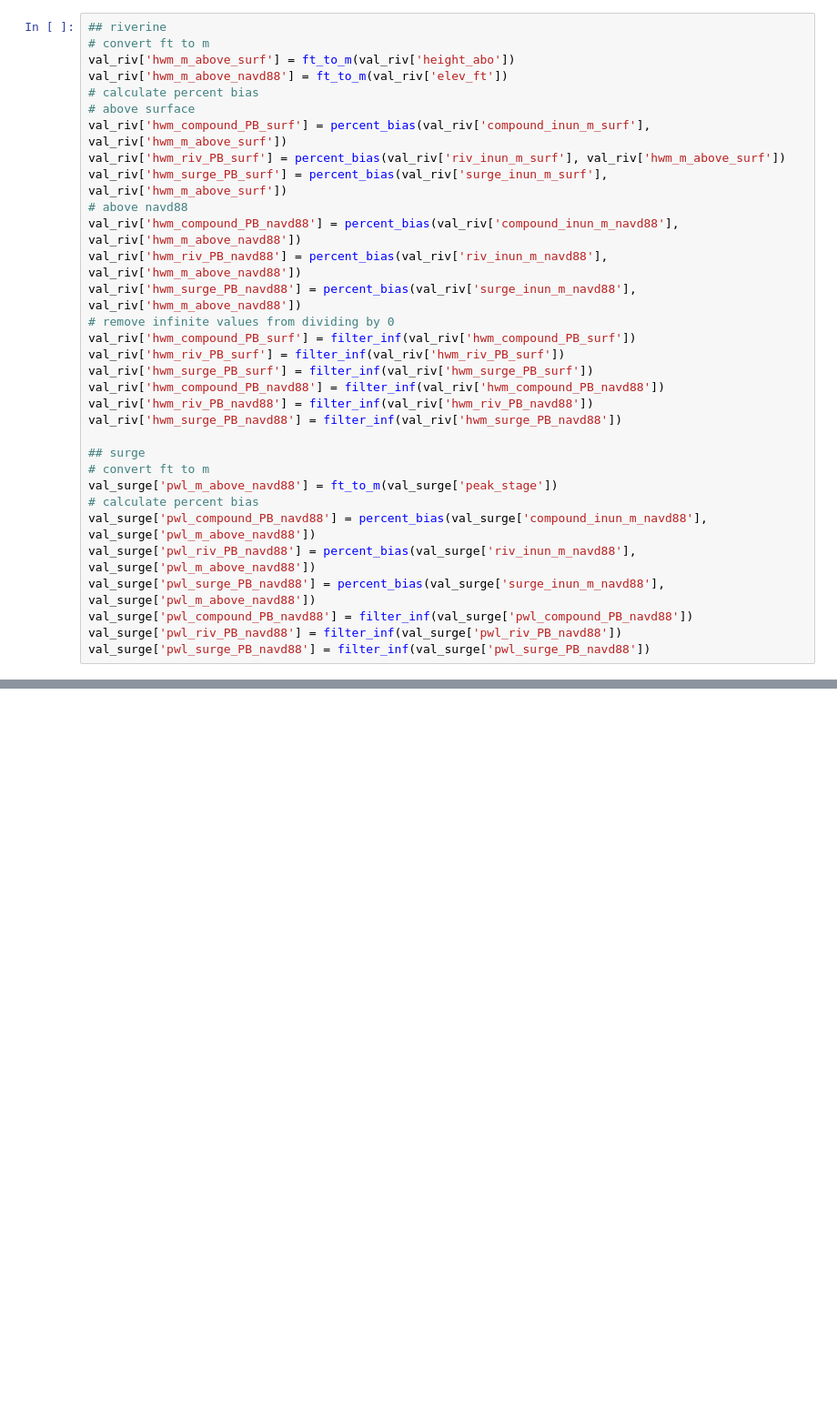
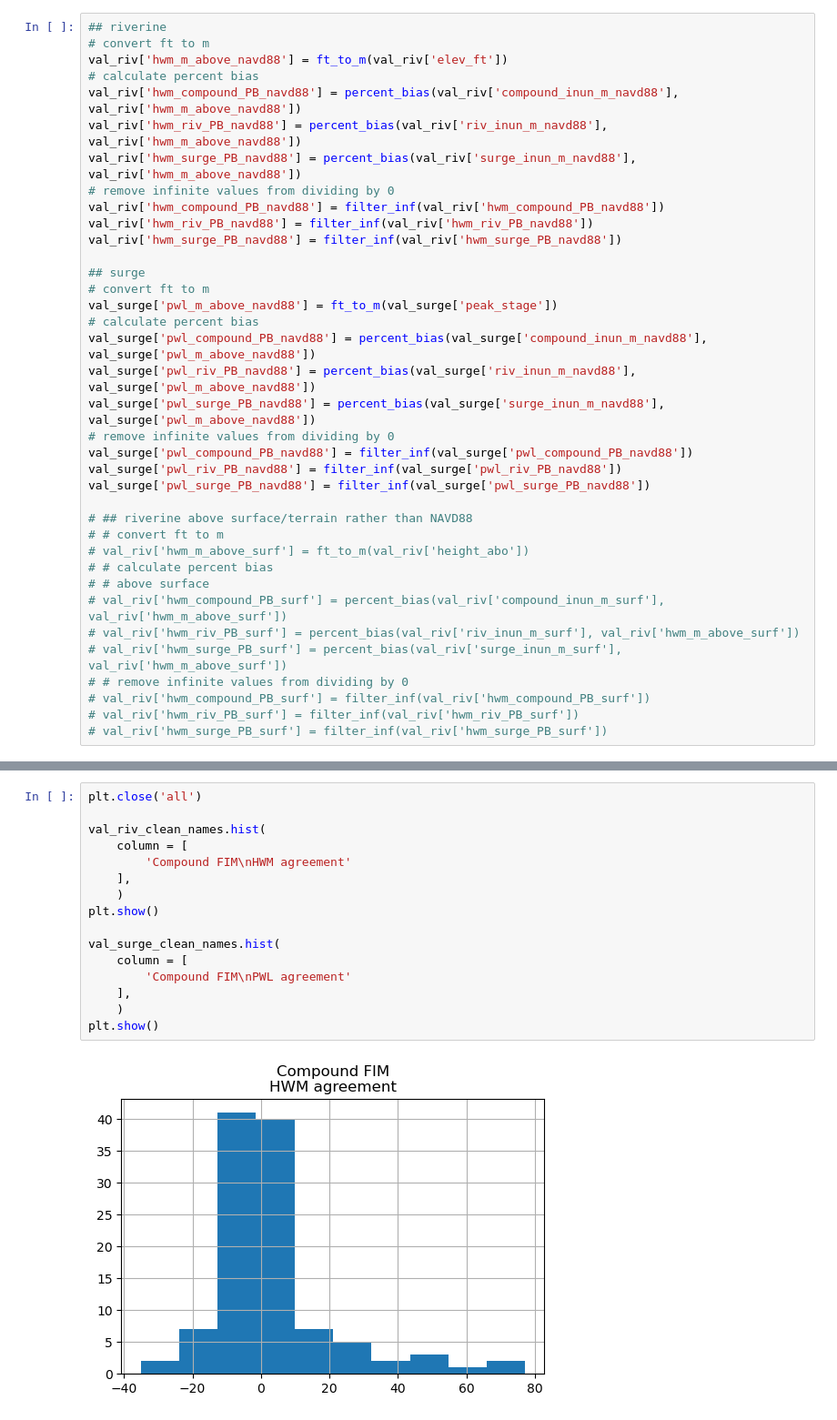
Before and after one commit to ankitghanghas/flood_are_here_si_2022, a Jupyter notebook: join_for_validation.ipynb, the cells around one changed output, grey strips where cells are left out. Shown at 91% size. Drawn from its saved outputs; the diff is of its cells as text; blank space fills up the shorter version.

```diff
--- a/join_for_validation.ipynb
+++ b/join_for_validation.ipynb
@@ -76,21 +89,12 @@ val_surge['surge_inun_m_navd88'] = val_surge['surge_inun_m_surf'] + val_surge['d
 # %%
 ## riverine
 # convert ft to m
-val_riv['hwm_m_above_surf'] = ft_to_m(val_riv['height_abo'])
 val_riv['hwm_m_above_navd88'] = ft_to_m(val_riv['elev_ft'])
 # calculate percent bias
-# above surface
-val_riv['hwm_compound_PB_surf'] = percent_bias(val_riv['compound_inun_m_surf'], val_riv['hwm_m_above_surf'])
-val_riv['hwm_riv_PB_surf'] = percent_bias(val_riv['riv_inun_m_surf'], val_riv['hwm_m_above_surf'])
-val_riv['hwm_surge_PB_surf'] = percent_bias(val_riv['surge_inun_m_surf'], val_riv['hwm_m_above_surf'])
-# above navd88
 val_riv['hwm_compound_PB_navd88'] = percent_bias(val_riv['compound_inun_m_navd88'], val_riv['hwm_m_above_navd88'])
 val_riv['hwm_riv_PB_navd88'] = percent_bias(val_riv['riv_inun_m_navd88'], val_riv['hwm_m_above_navd88'])
 val_riv['hwm_surge_PB_navd88'] = percent_bias(val_riv['surge_inun_m_navd88'], val_riv['hwm_m_above_navd88'])
 # remove infinite values from dividing by 0
-val_riv['hwm_compound_PB_surf'] = filter_inf(val_riv['hwm_compound_PB_surf'])
-val_riv['hwm_riv_PB_surf'] = filter_inf(val_riv['hwm_riv_PB_surf'])
-val_riv['hwm_surge_PB_surf'] = filter_inf(val_riv['hwm_surge_PB_surf'])
 val_riv['hwm_compound_PB_navd88'] = filter_inf(val_riv['hwm_compound_PB_navd88'])
 val_riv['hwm_riv_PB_navd88'] = filter_inf(val_riv['hwm_riv_PB_navd88'])
 val_riv['hwm_surge_PB_navd88'] = filter_inf(val_riv['hwm_surge_PB_navd88'])
@@ -102,6 +106,20 @@ val_surge['pwl_m_above_navd88'] = ft_to_m(val_surge['peak_stage'])
 val_surge['pwl_compound_PB_navd88'] = percent_bias(val_surge['compound_inun_m_navd88'], val_surge['pwl_m_above_navd88'])
 val_surge['pwl_riv_PB_navd88'] = percent_bias(val_surge['riv_inun_m_navd88'], val_surge['pwl_m_above_navd88'])
 val_surge['pwl_surge_PB_navd88'] = percent_bias(val_surge['surge_inun_m_navd88'], val_surge['pwl_m_above_navd88'])
+# remove infinite values from dividing by 0
 val_surge['pwl_compound_PB_navd88'] = filter_inf(val_surge['pwl_compound_PB_navd88'])
 val_surge['pwl_riv_PB_navd88'] = filter_inf(val_surge['pwl_riv_PB_navd88'])
 val_surge['pwl_surge_PB_navd88'] = filter_inf(val_surge['pwl_surge_PB_navd88'])
+
+# ## riverine above surface/terrain rather than NAVD88
+# # convert ft to m
+# val_riv['hwm_m_above_surf'] = ft_to_m(val_riv['height_abo'])
+# # calculate percent bias
+# # above surface
+# val_riv['hwm_compound_PB_surf'] = percent_bias(val_riv['compound_inun_m_surf'], val_riv['hwm_m_above_surf'])
+# val_riv['hwm_riv_PB_surf'] = percent_bias(val_riv['riv_inun_m_surf'], val_riv['hwm_m_above_surf'])
+# val_riv['hwm_surge_PB_surf'] = percent_bias(val_riv['surge_inun_m_surf'], val_riv['hwm_m_above_surf'])
+# # remove infinite values from dividing by 0
+# val_riv['hwm_compound_PB_surf'] = filter_inf(val_riv['hwm_compound_PB_surf'])
+# val_riv['hwm_riv_PB_surf'] = filter_inf(val_riv['hwm_riv_PB_surf'])
+# val_riv['hwm_surge_PB_surf'] = filter_inf(val_riv['hwm_surge_PB_surf'])
@@ -163,0 +188,18 @@ val_surge.boxplot(
+# %%
+plt.close('all')
+
+val_riv_clean_names.hist(
+    column = [
+        'Compound FIM\nHWM agreement'
+    ],
+    )
+plt.show()
+
+val_surge_clean_names.hist(
+    column = [
+        'Compound FIM\nPWL agreement'
+    ],
+    )
+plt.show()
+# %% [output]
+[figure, added]
```
Also changed, not shown: parts of 21 cells of this notebook.
